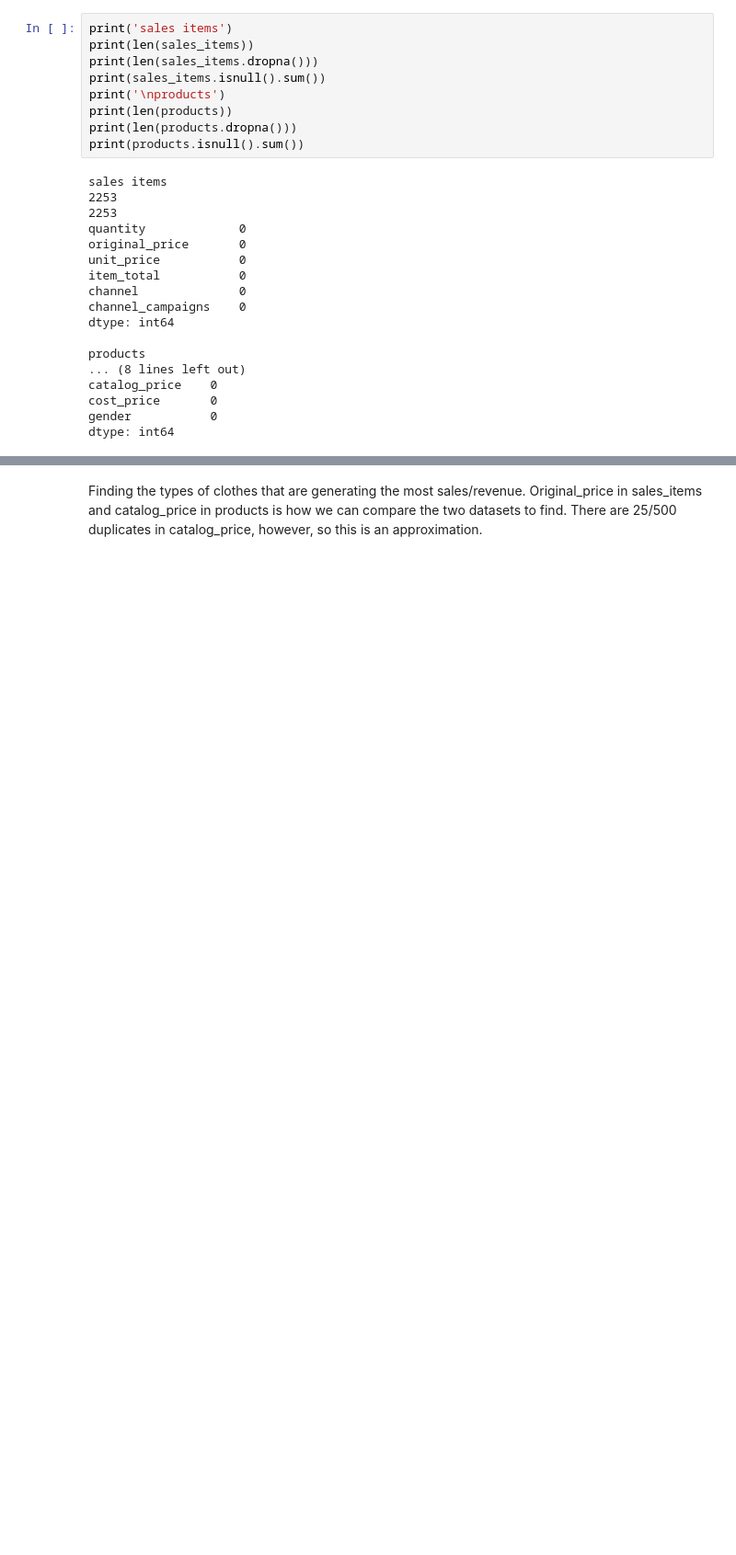
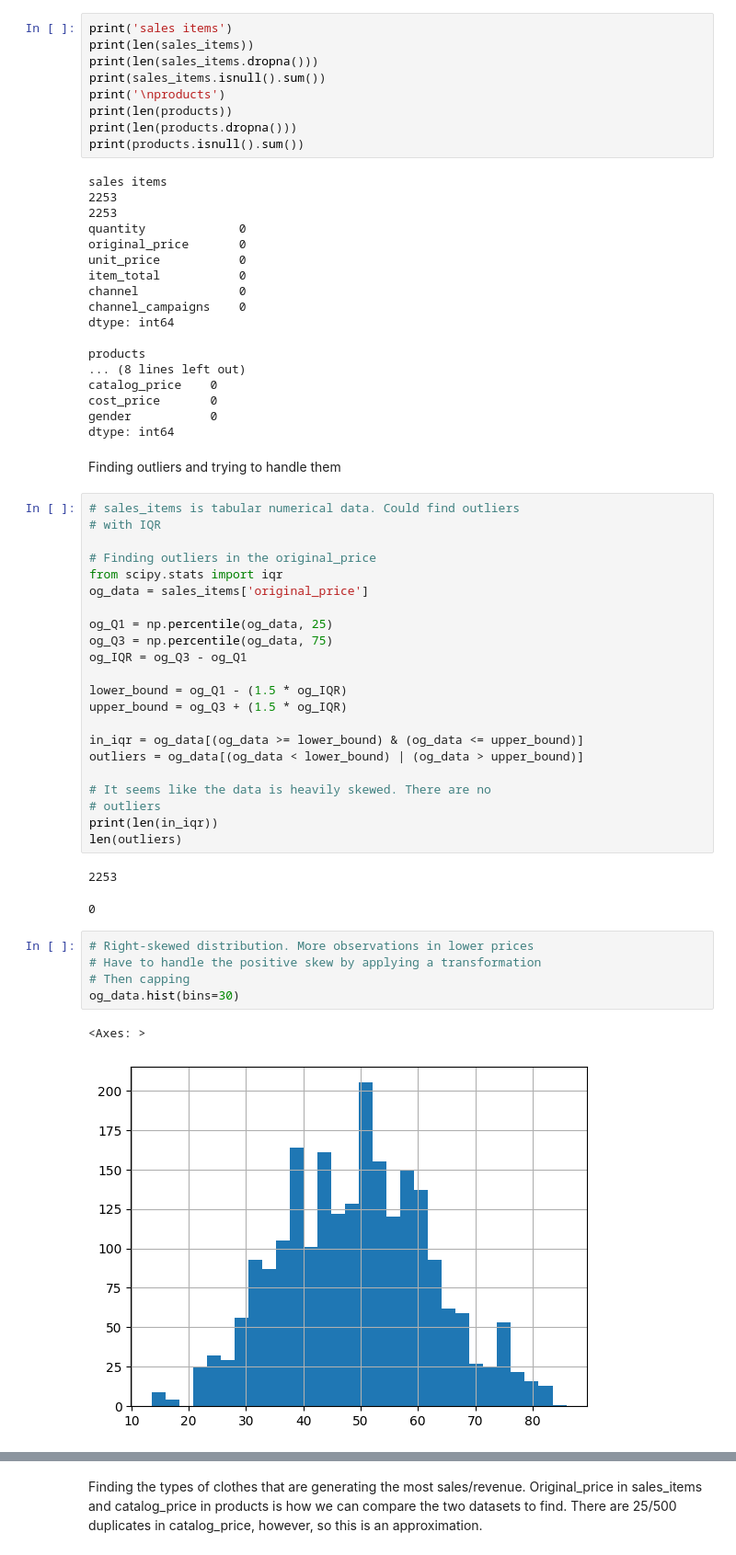
Before and after one commit to tanishasikder/Europe-Fashion, a Jupyter notebook: description.ipynb, the cells around one changed output, grey strips where cells are left out. Shown: that part at 92% size. Saved outputs shown, nothing was run; the diff lists cells and outputs as text; blank space fills up the shorter version.

Commit message:
Analysis on outliers

```diff
--- a/description.ipynb
+++ b/description.ipynb
@@ -208,3 +209,38 @@ catalog_price    0
 cost_price       0
 gender           0
 dtype: int64
+# %% [markdown]
+Finding outliers and trying to handle them
+# %%
+# sales_items is tabular numerical data. Could find outliers
+# with IQR
+
+# Finding outliers in the original_price
+from scipy.stats import iqr
+og_data = sales_items['original_price']
+
+og_Q1 = np.percentile(og_data, 25)
+og_Q3 = np.percentile(og_data, 75)
+og_IQR = og_Q3 - og_Q1
+
+lower_bound = og_Q1 - (1.5 * og_IQR)
+upper_bound = og_Q3 + (1.5 * og_IQR)
+
+in_iqr = og_data[(og_data >= lower_bound) & (og_data <= upper_bound)]
+outliers = og_data[(og_data < lower_bound) | (og_data > upper_bound)]
+
+# It seems like the data is heavily skewed. There are no
+# outliers
+print(len(in_iqr))
+len(outliers)
+# %% [output]
+2253
+0
+# %%
+# Right-skewed distribution. More observations in lower prices
+# Have to handle the positive skew by applying a transformation
+# Then capping
+og_data.hist(bins=30)
+# %% [output]
+<Axes: >
+[figure, added]
```
Also changed, not shown: parts of 9 cells of this notebook, 1 other file.
